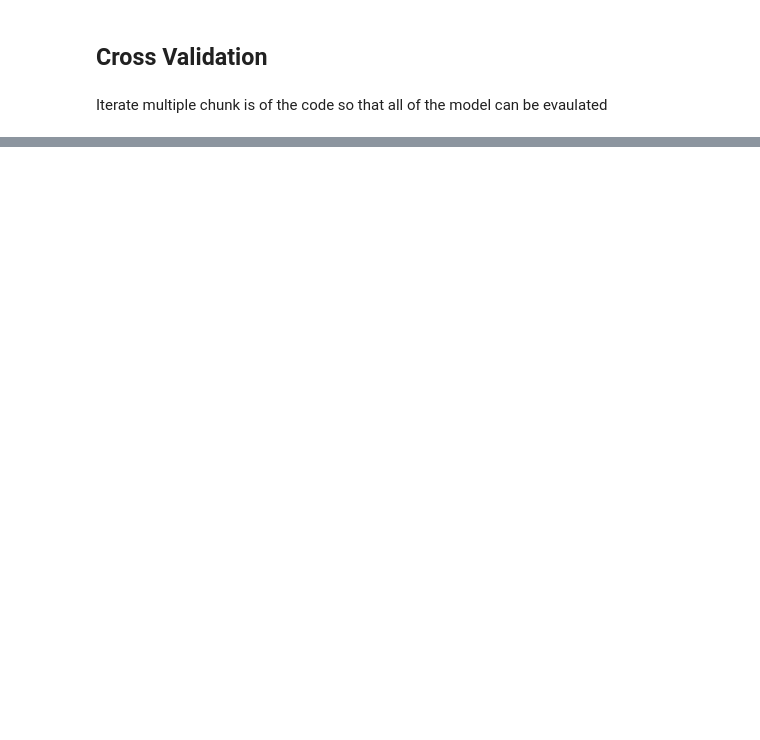
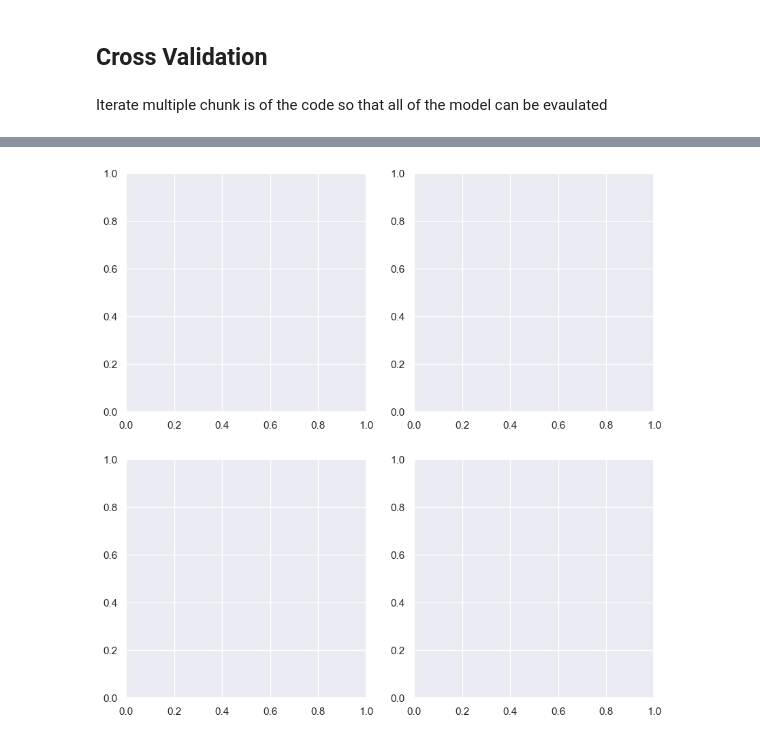
Before and after one commit to SrivathsaNadig/iris-datset-mini-project, a Jupyter notebook: The Classic Iris Dataset.ipynb, the cells around one changed output, grey strips where cells are left out. Drawn from its saved outputs; the diff is of its cells as text; code cells hidden in the pictures; blank space fills up the shorter version.

```diff
--- a/The Classic Iris Dataset.ipynb
+++ b/The Classic Iris Dataset.ipynb
@@ -318,0 +388,5 @@ array([1, 0, 2, 2, 0, 2, 2, 2, 0, 2, 2, 1, 2, 1, 1, 0, 2, 2, 0, 0, 0, 2,
+# %%
+fig,axs=plt.subplots(2,2,figsize=(10,10))
+axs=axs.flatten()
+# %% [output]
+[figure, added]
```
Also changed, not shown: parts of 21 cells of this notebook.
